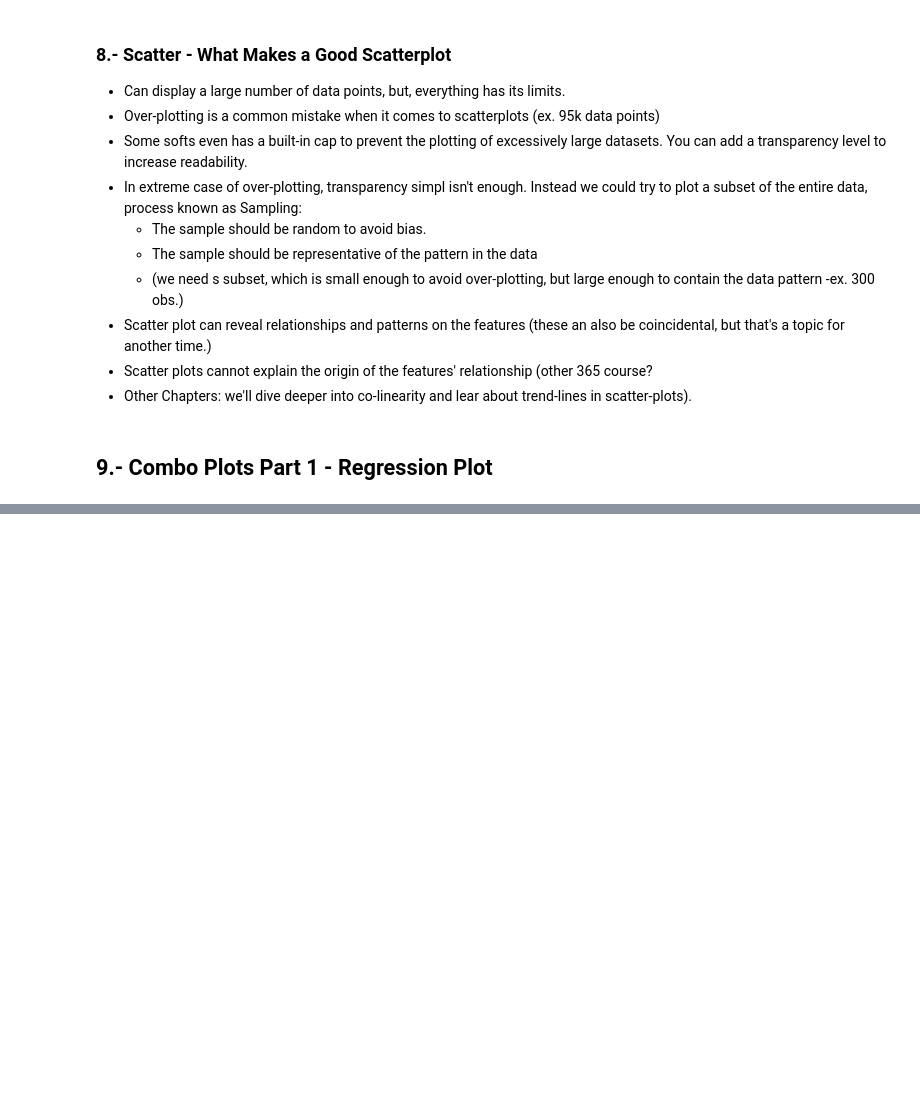
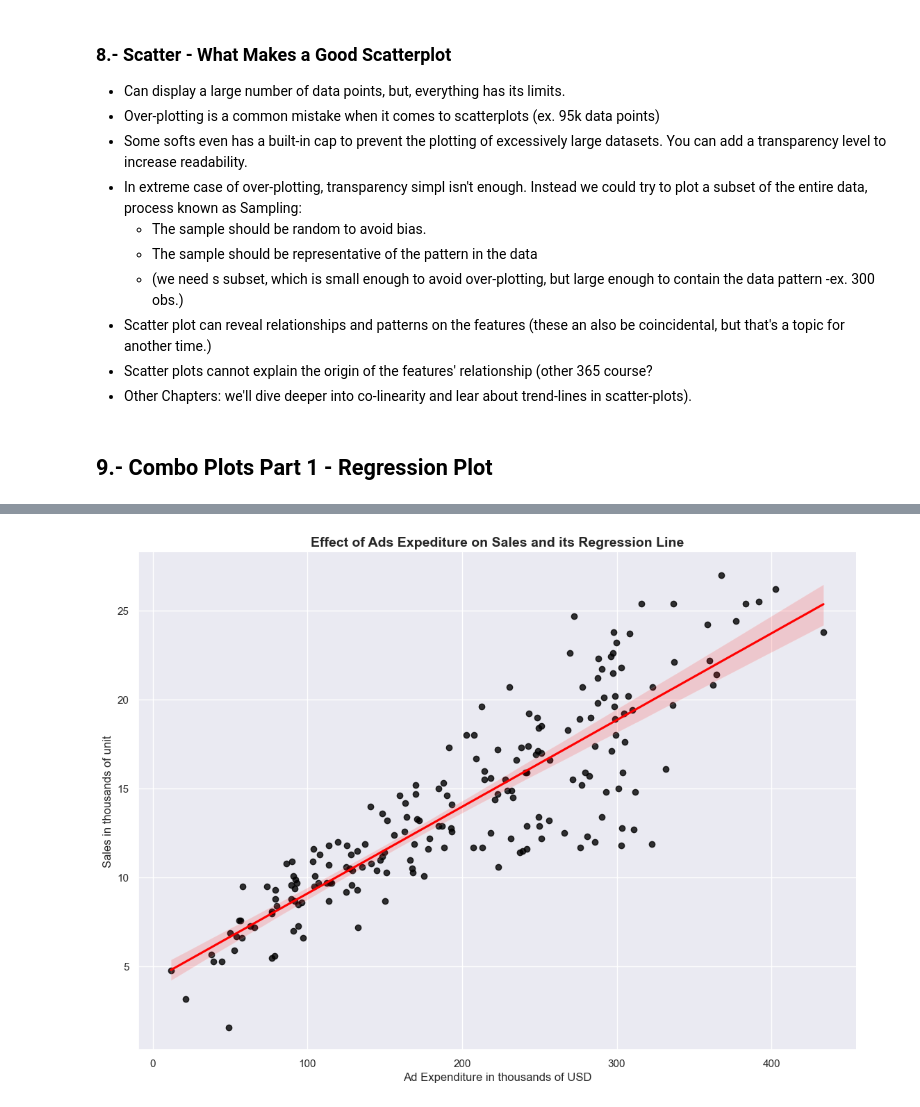
Before and after one commit to jmonti-gh/365DS_jm, a Jupyter notebook: 6_Complete_Data_Viz/0_complete_data_viz_py.ipynb, the cells around one changed output, grey strips where cells are left out. Cells and saved outputs as stored; diff of their text form; code cells hidden in the pictures; blank space fills up the shorter version.

```diff
--- a/6_Complete_Data_Viz/0_complete_data_viz_py.ipynb
+++ b/6_Complete_Data_Viz/0_complete_data_viz_py.ipynb
@@ -252,0 +303,16 @@ plt.show()
+# %%
+
+sns.lmplot(x='Budget',
+            y='Sales',
+            data=df_ad_buget_sales,
+            scatter_kws={'color': 'black'},
+            line_kws={'color': 'red'},
+            height=8, aspect=1.4)
+
+plt.xlabel('Ad Expenditure in thousands of USD')
+plt.ylabel('Sales in thousands of unit')
+plt.title('Effect of Ads Expediture on Sales and its Regression Line',
+          fontdict={'size': 14, 'weight': 'bold'})
+plt.show()
+# %% [output]
+[figure, added]
```
Also changed, not shown: parts of 10 cells of this notebook, 2 other files.
